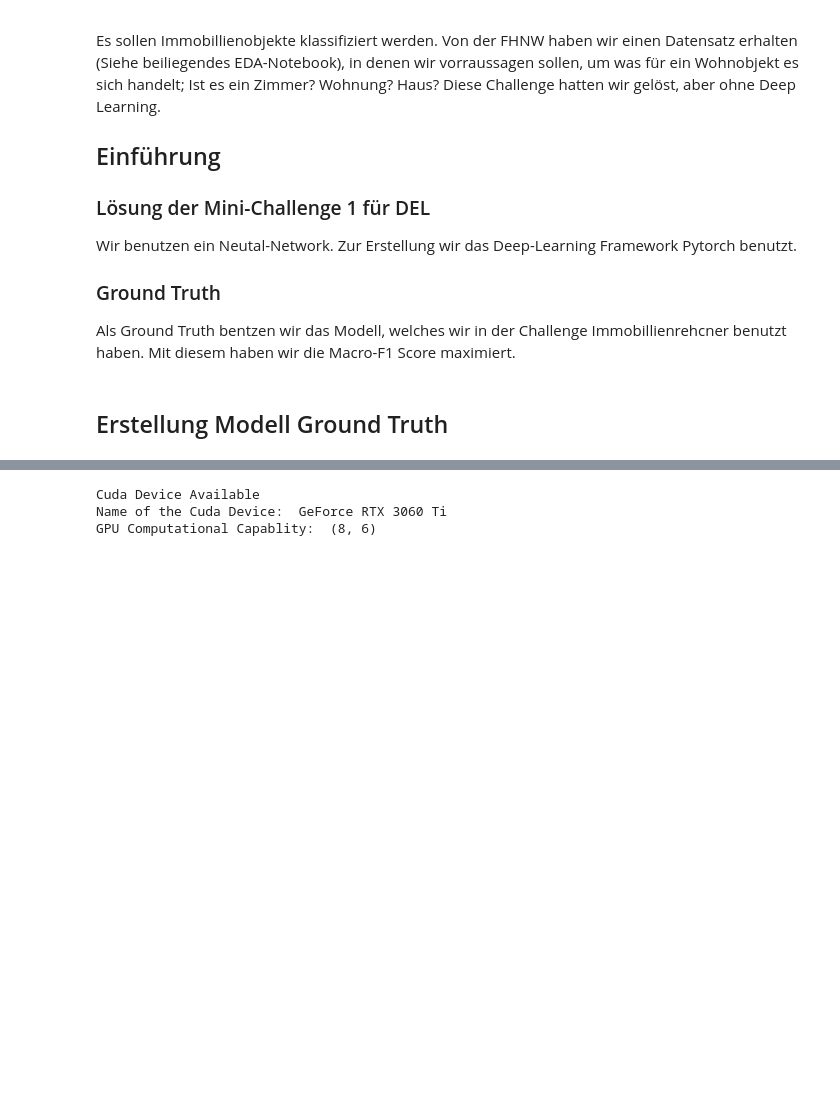
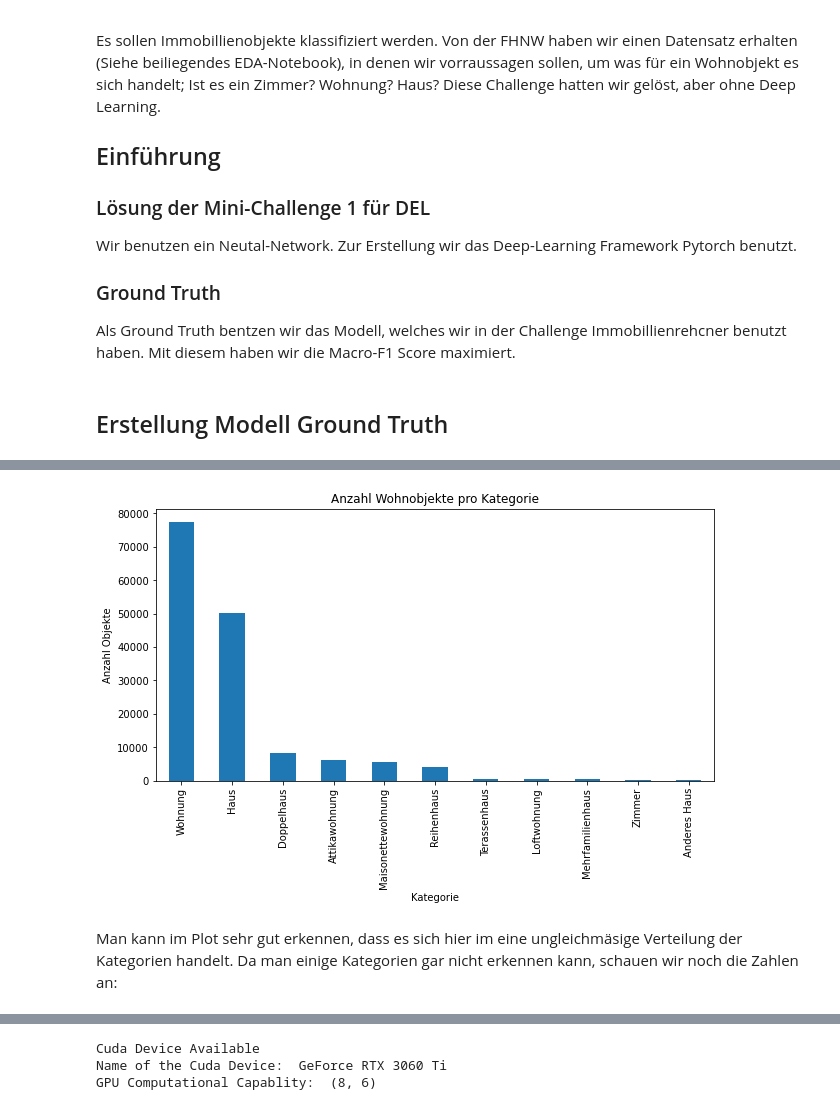
Before and after one commit to kenfus/del-immoobjekte-klassifizierung, a Jupyter notebook: main.ipynb, the cells around one changed output, grey strips where cells are left out. Drawn from its saved outputs; the diff is of its cells as text; code cells hidden in the pictures; blank space fills up the shorter version.

```diff
--- a/main.ipynb
+++ b/main.ipynb
@@ -41,0 +68,10 @@ y_test = prepro.y_test
+# %%
+csv_data['GroupNameDe'].value_counts().plot(kind='bar', figsize=(10, 5), rot = 90)
+plt.xlabel("Kategorie")
+plt.ylabel("Anzahl Objekte")
+plt.title("Anzahl Wohnobjekte pro Kategorie")
+plt.show()
+# %% [output]
+[figure, added]
+# %% [markdown]
+ Man kann im Plot sehr gut erkennen, dass es sich hier im eine ungleichmäsige Verteilung der Kategorien handelt. Da man einige Kategorien gar nicht erkennen kann, schauen wir noch die Zahlen an:
```
Also changed, not shown: parts of 28 cells of this notebook, 1 other file.
